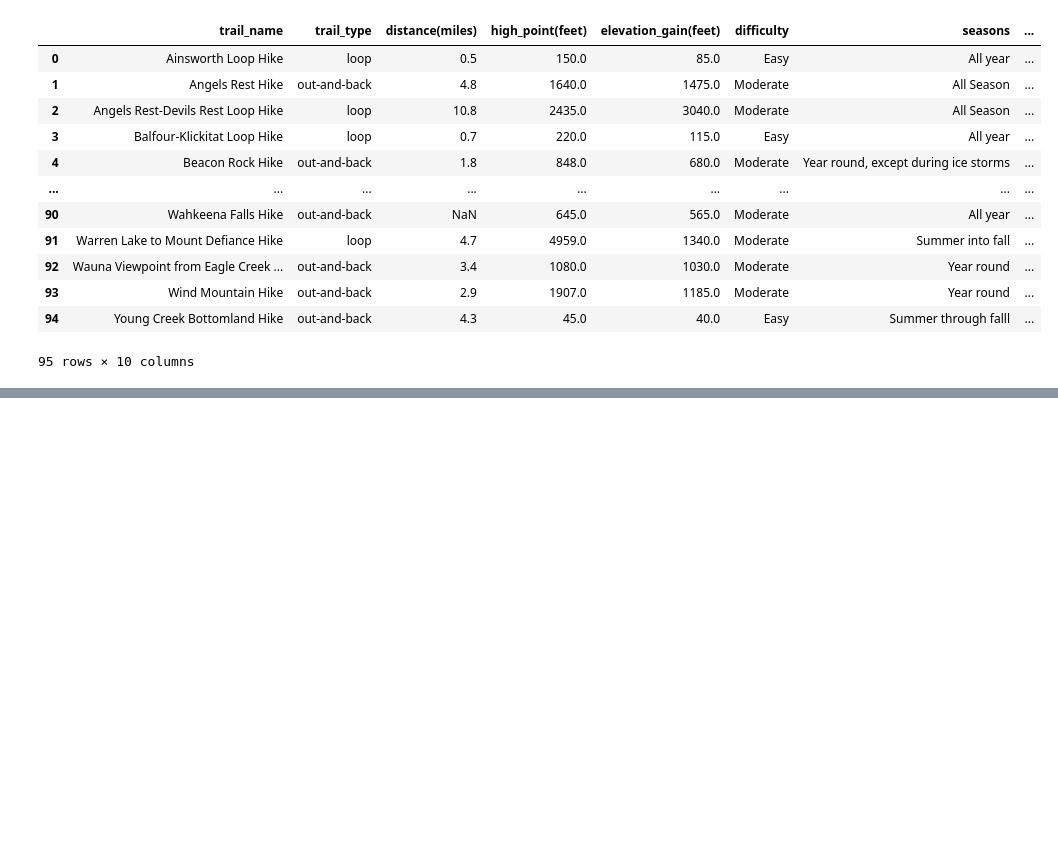
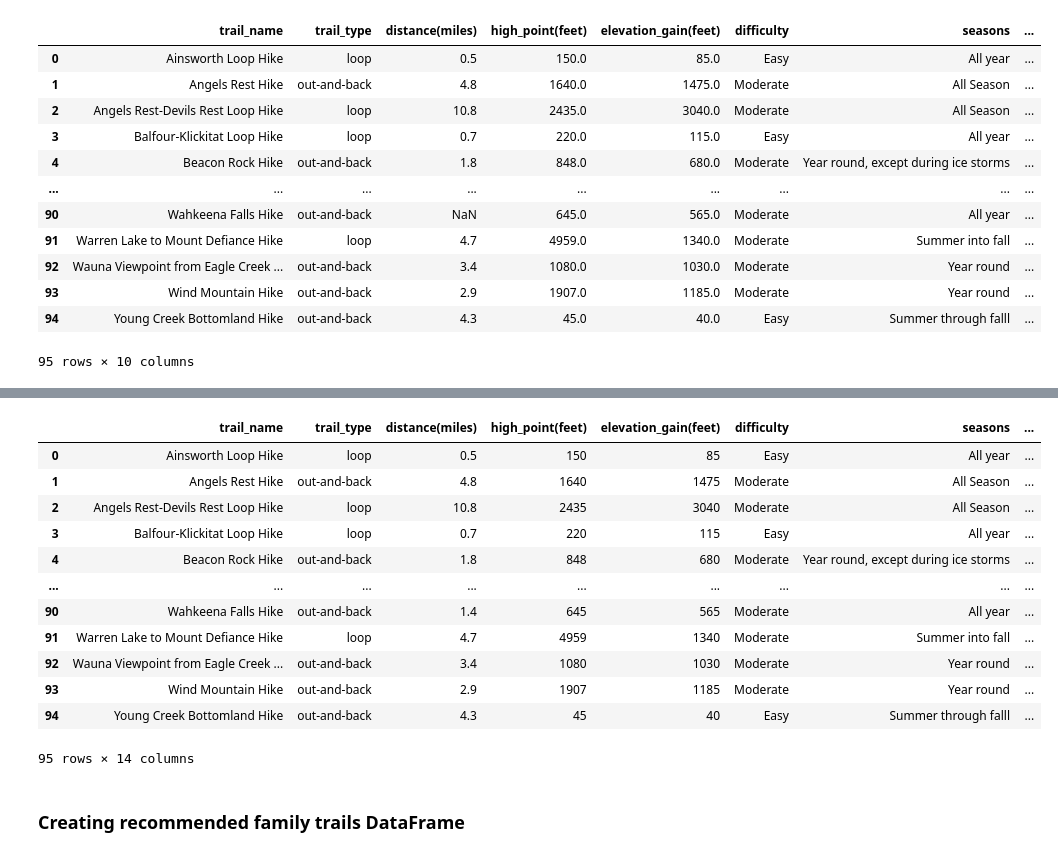
Before and after one commit to katmr27/Project3_Team10, a Jupyter notebook: cleaning_merging_data_Columbia_River_Gorge.ipynb, the cells around one changed output, grey strips where cells are left out. Saved outputs shown, nothing was run; the diff lists cells and outputs as text; code cells hidden in the pictures; blank space fills up the shorter version.

Commit message:
updating cleaning and merging jupyter file. deleting old unnecessary file

```diff
--- a/1_cleaning_data_Columbia_River_Gorge.ipynb
+++ b/cleaning_merging_data_Columbia_River_Gorge.ipynb
@@ -96,6 +96,8 @@ hazards_data_clean = hazards_data.copy()
 trails_data_clean.columns = trails_data_clean.columns.str.lower().str.replace(" ", "_")
 hazards_data_clean.columns = hazards_data_clean.columns.str.lower().str.replace(" ", "_")
 
+#renaming also 'name' to 'trail_name' in hazards
+hazards_data_clean.rename(columns={'name': 'trail_name'}, inplace=True)
 # Display updated headers
 print("Updated Trails Data Headers:", list(trails_data_clean.columns))
 print("Updated Hazards Data Headers:", list(hazards_data_clean.columns))
@@ -365,0 +361,20 @@ print(result_df)
+# %%
+#merging dataframes in one
+merged_df = pd.merge(family_friendly_trails_final, hazards_data_clean, on='trail_name', how='left')
+
+# Display the resulting DataFrame
+merged_df
+# %% [output]
+|  | trail_name | trail_type | distance(miles) | high_point(feet) | elevation_gain(feet) | difficulty | seasons | ... |
+| 0 | Ainsworth Loop Hike | loop | 0.5 | 150 | 85 | Easy | All year | ... |
+| 1 | Angels Rest Hike | out-and-back | 4.8 | 1640 | 1475 | Moderate | All Season | ... |
+| 2 | Angels Rest-Devils Rest Loop Hike | loop | 10.8 | 2435 | 3040 | Moderate | All Season | ... |
+| 3 | Balfour-Klickitat Loop Hike | loop | 0.7 | 220 | 115 | Easy | All year | ... |
+| 4 | Beacon Rock Hike | out-and-back | 1.8 | 848 | 680 | Moderate | Year round, except during ice storms | ... |
+| ... | ... | ... | ... | ... | ... | ... | ... | ... |
+| 90 | Wahkeena Falls Hike | out-and-back | 1.4 | 645 | 565 | Moderate | All year | ... |
+| 91 | Warren Lake to Mount Defiance Hike | loop | 4.7 | 4959 | 1340 | Moderate | Summer into fall | ... |
+| 92 | Wauna Viewpoint from Eagle Creek ... | out-and-back | 3.4 | 1080 | 1030 | Moderate | Year round | ... |
+| 93 | Wind Mountain Hike | out-and-back | 2.9 | 1907 | 1185 | Moderate | Year round | ... |
+| 94 | Young Creek Bottomland Hike | out-and-back | 4.3 | 45 | 40 | Easy | Summer through falll | ... |
+95 rows × 14 columns
@@ -365,0 +384,2 @@ print(result_df)
+# %% [markdown]
+### Creating recommended family trails DataFrame
```
Also changed, not shown: parts of 30 cells of this notebook, 10 other files.
